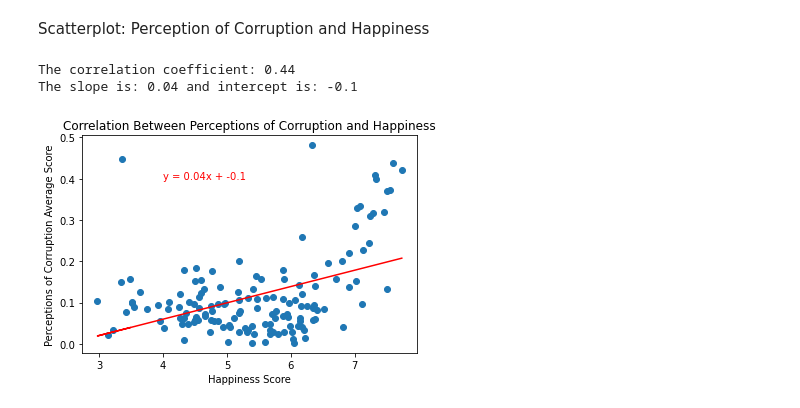
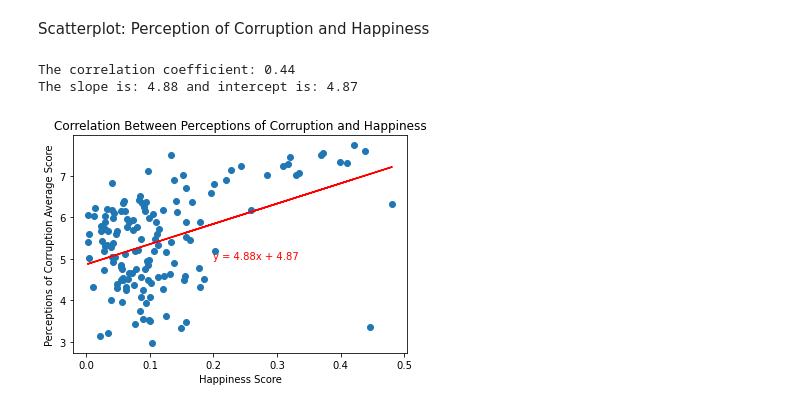
Before and after one commit to nbolt1989/Group_Project_1, a Jupyter notebook: Time for Happiness.ipynb, the cells around one changed output. Saved outputs shown, nothing was run; the diff lists cells and outputs as text; code cells hidden in the pictures.

```diff
--- a/Time for Happiness.ipynb
+++ b/Time for Happiness.ipynb
@@ -356,10 +360,10 @@ The slope is: 0.28 and intercept is: -0.63
 # %% [markdown]
 Scatterplot: Perception of Corruption and Happiness
 # %%
-happinessfunction(average_df["Score Average"],average_df['Perceptions of Corruption Average'],\
+happinessfunction(average_df["Perceptions of Corruption Average"],average_df['Score Average'],\
          title="Correlation Between Perceptions of Corruption and Happiness",xlabel = "Happiness Score",\
-                  ylabel = "Perceptions of Corruption Average Score", i=4,l=.4)
+                  ylabel = "Perceptions of Corruption Average Score", i=.2,l=5)
 # %% [output]
 The correlation coefficient: 0.44
-The slope is: 0.04 and intercept is: -0.1
+The slope is: 4.88 and intercept is: 4.87
-[figure, old version]
+[figure, new version]
```
Also changed, not shown: parts of 7 cells of this notebook.
